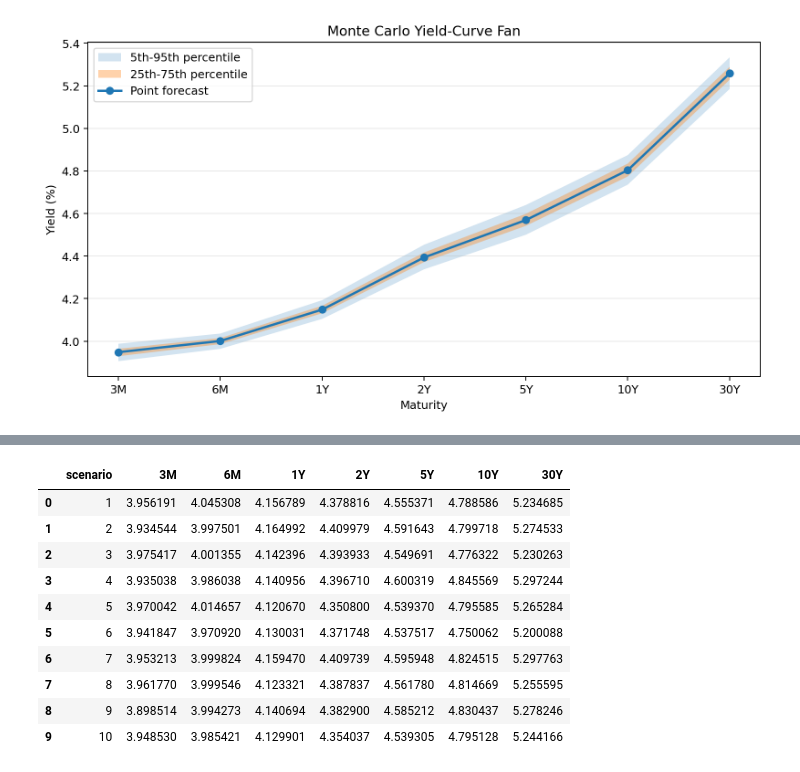
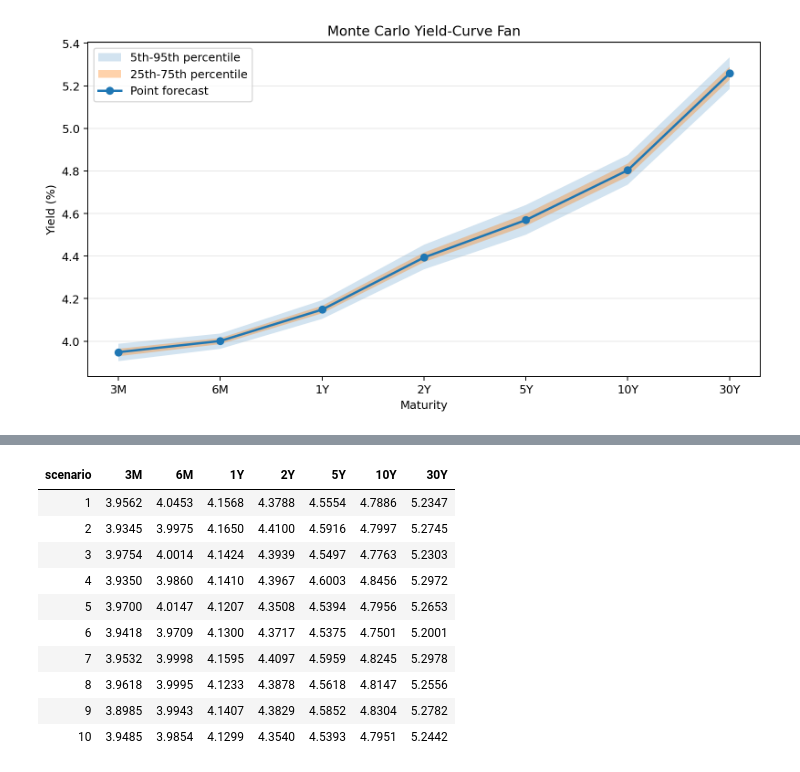
Before and after one commit to diyasaxena17/tresonance, a Jupyter notebook: notebooks/07_stochastic_uncertainty.ipynb, the cells around one changed output, grey strips where cells are left out. Cells and saved outputs as stored; diff of their text form; code cells hidden in the pictures.

```diff
--- a/notebooks/07_stochastic_uncertainty.ipynb
+++ b/notebooks/07_stochastic_uncertainty.ipynb
@@ -108,17 +146,17 @@ Each row is one simulated future yield curve. The first column is just the scena
-# %%
-scenarios.head(10)
-# %% [output]
-|  | scenario | 3M | 6M | 1Y | 2Y | 5Y | 10Y | 30Y |
-| 0 | 1 | 3.956191 | 4.045308 | 4.156789 | 4.378816 | 4.555371 | 4.788586 | 5.234685 |
-| 1 | 2 | 3.934544 | 3.997501 | 4.164992 | 4.409979 | 4.591643 | 4.799718 | 5.274533 |
-| 2 | 3 | 3.975417 | 4.001355 | 4.142396 | 4.393933 | 4.549691 | 4.776322 | 5.230263 |
-| 3 | 4 | 3.935038 | 3.986038 | 4.140956 | 4.396710 | 4.600319 | 4.845569 | 5.297244 |
-| 4 | 5 | 3.970042 | 4.014657 | 4.120670 | 4.350800 | 4.539370 | 4.795585 | 5.265284 |
-| 5 | 6 | 3.941847 | 3.970920 | 4.130031 | 4.371748 | 4.537517 | 4.750062 | 5.200088 |
-| 6 | 7 | 3.953213 | 3.999824 | 4.159470 | 4.409739 | 4.595948 | 4.824515 | 5.297763 |
-| 7 | 8 | 3.961770 | 3.999546 | 4.123321 | 4.387837 | 4.561780 | 4.814669 | 5.255595 |
-| 8 | 9 | 3.898514 | 3.994273 | 4.140694 | 4.382900 | 4.585212 | 4.830437 | 5.278246 |
-| 9 | 10 | 3.948530 | 3.985421 | 4.129901 | 4.354037 | 4.539305 | 4.795128 | 5.244166 |
+# %%
+display(scenarios.head(10).style.hide(axis="index").format(precision=4))
+# %% [output]
+| scenario | 3M | 6M | 1Y | 2Y | 5Y | 10Y | 30Y |
+| 1 | 3.9562 | 4.0453 | 4.1568 | 4.3788 | 4.5554 | 4.7886 | 5.2347 |
+| 2 | 3.9345 | 3.9975 | 4.1650 | 4.4100 | 4.5916 | 4.7997 | 5.2745 |
+| 3 | 3.9754 | 4.0014 | 4.1424 | 4.3939 | 4.5497 | 4.7763 | 5.2303 |
+| 4 | 3.9350 | 3.9860 | 4.1410 | 4.3967 | 4.6003 | 4.8456 | 5.2972 |
+| 5 | 3.9700 | 4.0147 | 4.1207 | 4.3508 | 4.5394 | 4.7956 | 5.2653 |
+| 6 | 3.9418 | 3.9709 | 4.1300 | 4.3717 | 4.5375 | 4.7501 | 5.2001 |
+| 7 | 3.9532 | 3.9998 | 4.1595 | 4.4097 | 4.5959 | 4.8245 | 5.2978 |
+| 8 | 3.9618 | 3.9995 | 4.1233 | 4.3878 | 4.5618 | 4.8147 | 5.2556 |
+| 9 | 3.8985 | 3.9943 | 4.1407 | 4.3829 | 4.5852 | 4.8304 | 5.2782 |
+| 10 | 3.9485 | 3.9854 | 4.1299 | 4.3540 | 4.5393 | 4.7951 | 5.2442 |
 # %% [markdown]
 ## Interpretation
 
```
Also changed, not shown: parts of 15 cells of this notebook.
